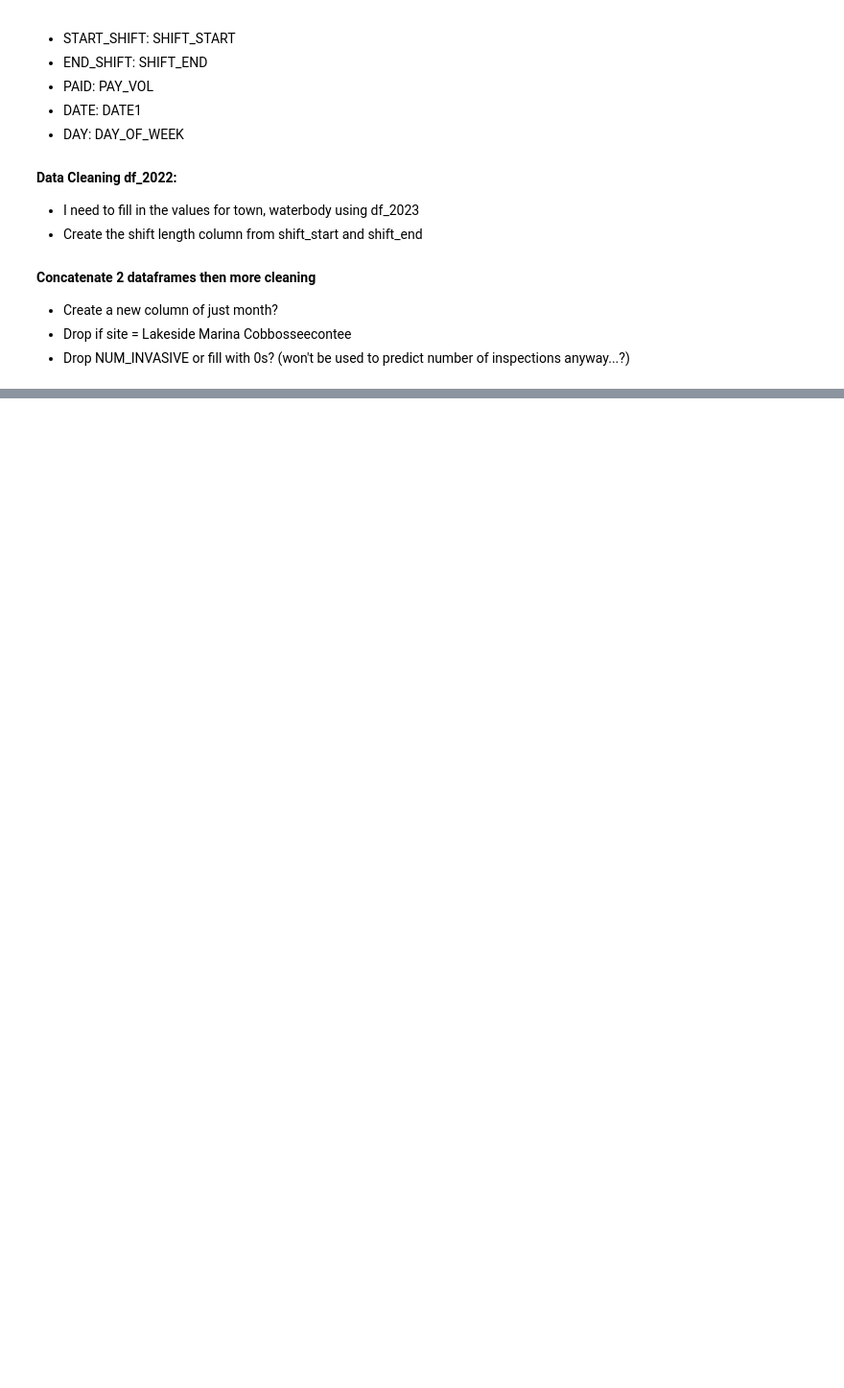
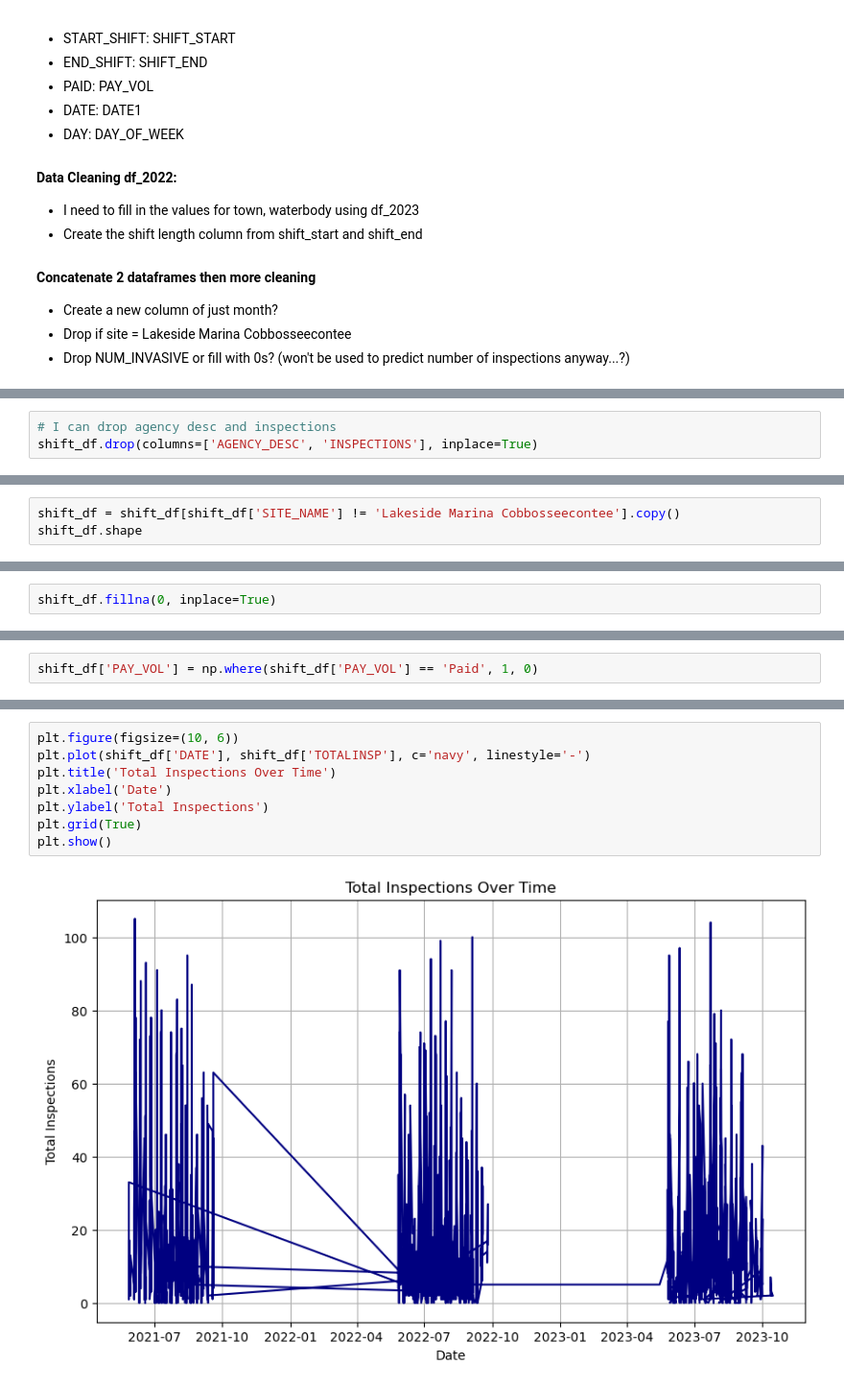
Before and after one commit to kellsweig/FOCW-Project, a Jupyter notebook: Data Cleaning & EDA.ipynb, the cells around one changed output, grey strips where cells are left out. Shown at 96% size. Saved outputs shown, nothing was run; the diff lists cells and outputs as text; blank space fills up the shorter version.

```diff
--- a/Data Cleaning & EDA.ipynb
+++ b/Data Cleaning & EDA.ipynb
@@ -103,0 +301,3 @@ dtype: int64
+# %%
+# I can drop agency desc and inspections
+shift_df.drop(columns=['AGENCY_DESC', 'INSPECTIONS'], inplace=True)
@@ -103,0 +335,3 @@ dtype: int64
+# %%
+shift_df = shift_df[shift_df['SITE_NAME'] != 'Lakeside Marina Cobbosseecontee'].copy()
+shift_df.shape
@@ -103,0 +368,2 @@ dtype: int64
+# %%
+shift_df.fillna(0, inplace=True)
@@ -103,0 +393,2 @@ dtype: int64
+# %%
+shift_df['PAY_VOL'] = np.where(shift_df['PAY_VOL'] == 'Paid', 1, 0)
@@ -103,0 +416,10 @@ dtype: int64
+# %%
+plt.figure(figsize=(10, 6))
+plt.plot(shift_df['DATE'], shift_df['TOTALINSP'], c='navy', linestyle='-')
+plt.title('Total Inspections Over Time')
+plt.xlabel('Date')
+plt.ylabel('Total Inspections')
+plt.grid(True)
+plt.show()
+# %% [output]
+[figure, added]
```
Also changed, not shown: parts of 48 cells of this notebook, 6 other files.
